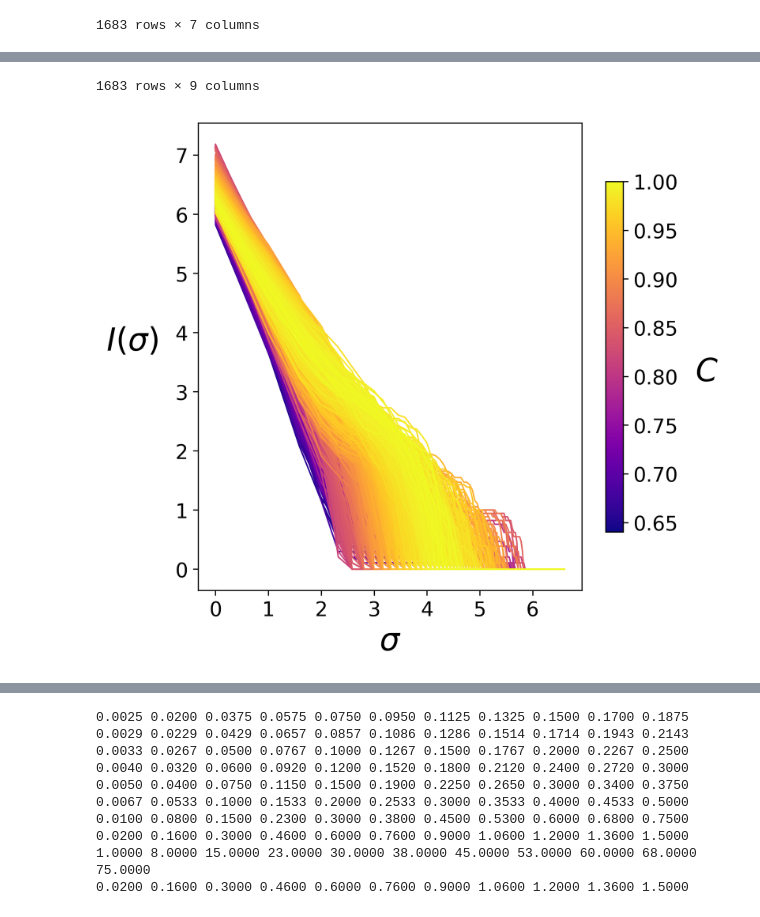
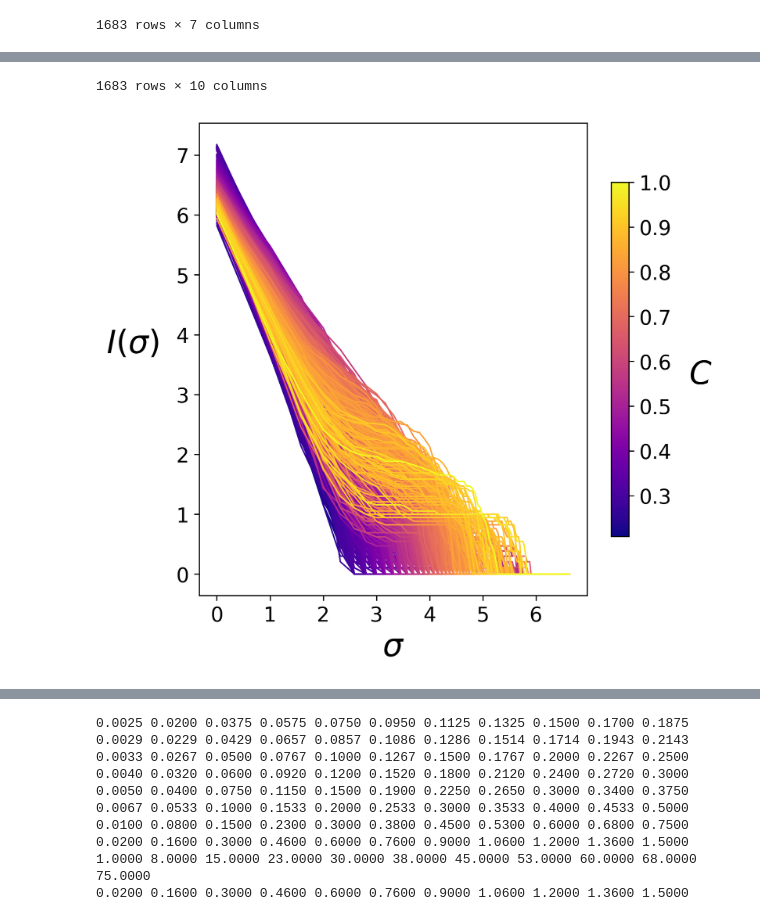
Before and after one commit to austin-marcus/collective_motion_LJ, a Jupyter notebook: src/complexity_analysis.ipynb, the cells around one changed output, grey strips where cells are left out. Drawn from its saved outputs; the diff is of its cells as text; code cells hidden in the pictures.

```diff
--- a/src/complexity_analysis.ipynb
+++ b/src/complexity_analysis.ipynb
@@ -25,10 +49,11 @@ D
 | 1682 | glb | 2.0 | 56.568542 | 0.75 | 4.0 | 2.716526 | [87.84615384615384, 34.1538461538... |
 1683 rows × 7 columns
 # %%
-def cps(profile):
-    return sum( [np.log2(x)/(i+1) if x > 1 else 0 for i, x in enumerate(profile)] ) # in paper 10/3/22
+
 
 AD = D.copy()
 AD["cps"] = AD["Float64profile"].apply(cps)
+AD["numParticles"] = AD["Float64profile"].apply(countParticles)
+print(AD["cps"].min(), AD["cps"].max())
 AD
 # %% [output]
@@ -68,12 +89,13 @@ for I, i in enumerate(A.iterrows()):
     if I % 4 == 0:
         continue
     L = i[-1]
-    start = 1
-    end = 98
+#     print(L.cps)
+#     start = 1; end = 98
+    start, end = 1, len(L.Float64profile)
     plt.plot(np.log2(range(start, end)),
-             [np.log2(x) if x>1 else 0 for x in L[-3][start-1:end-1]],
+             [np.log2(x) if x>1 else 0 for x in L.Float64profile[start-1:end-1]],
              linewidth=1,
-             color=color(norm(L[-2]))
+             color=color(norm(L[-3]))
             )
 
 plt.gcf().set_size_inches(6,6)
@@ -102,5 +124,5 @@ cbar.ax.tick_params(labelsize=14)
-1683 rows × 9 columns
+1683 rows × 10 columns
-[figure, old version]
+[figure, new version]
 # %%
 import numpy as np
 from sklearn.metrics import r2_score
```
Also changed, not shown: parts of 18 cells of this notebook, 3 other files.
